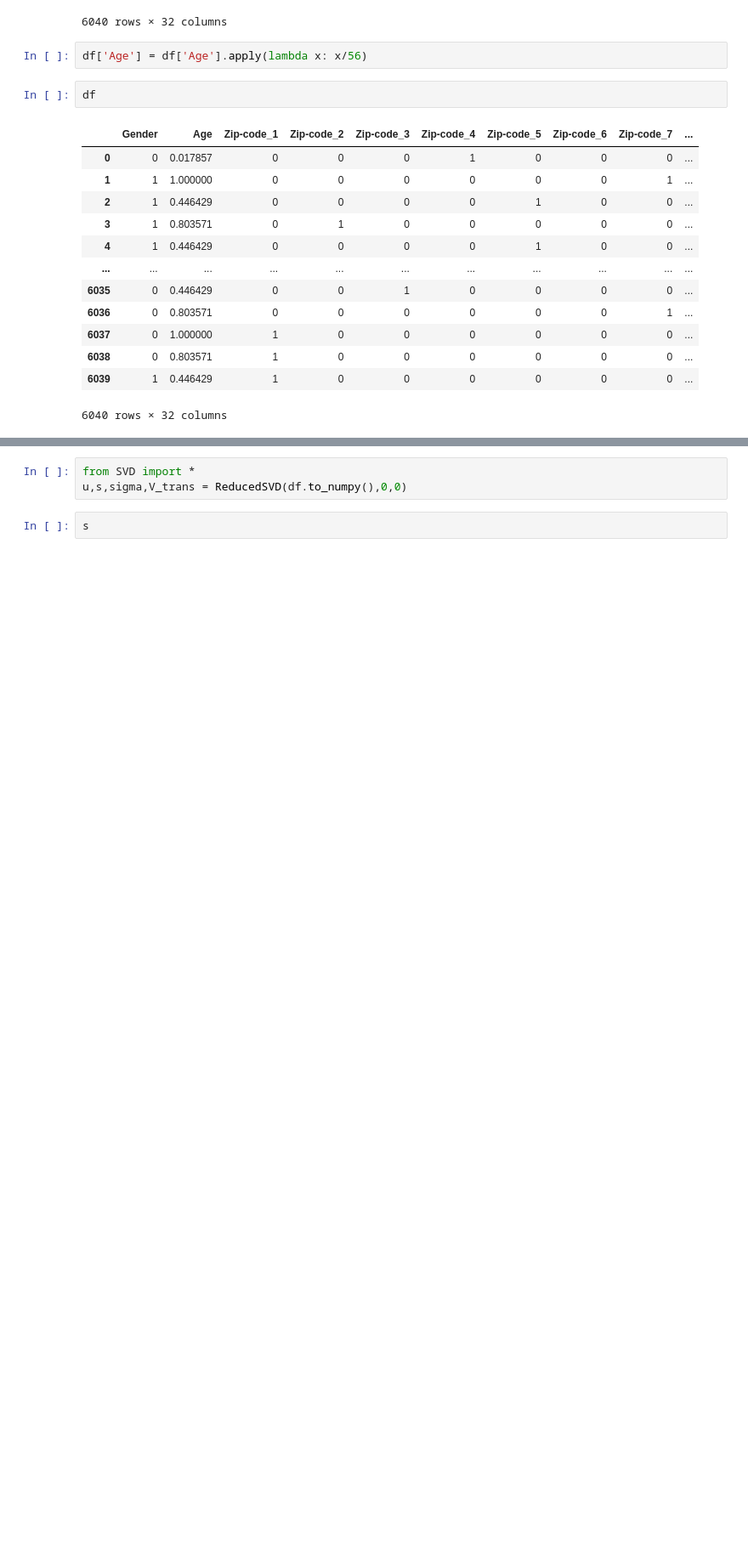
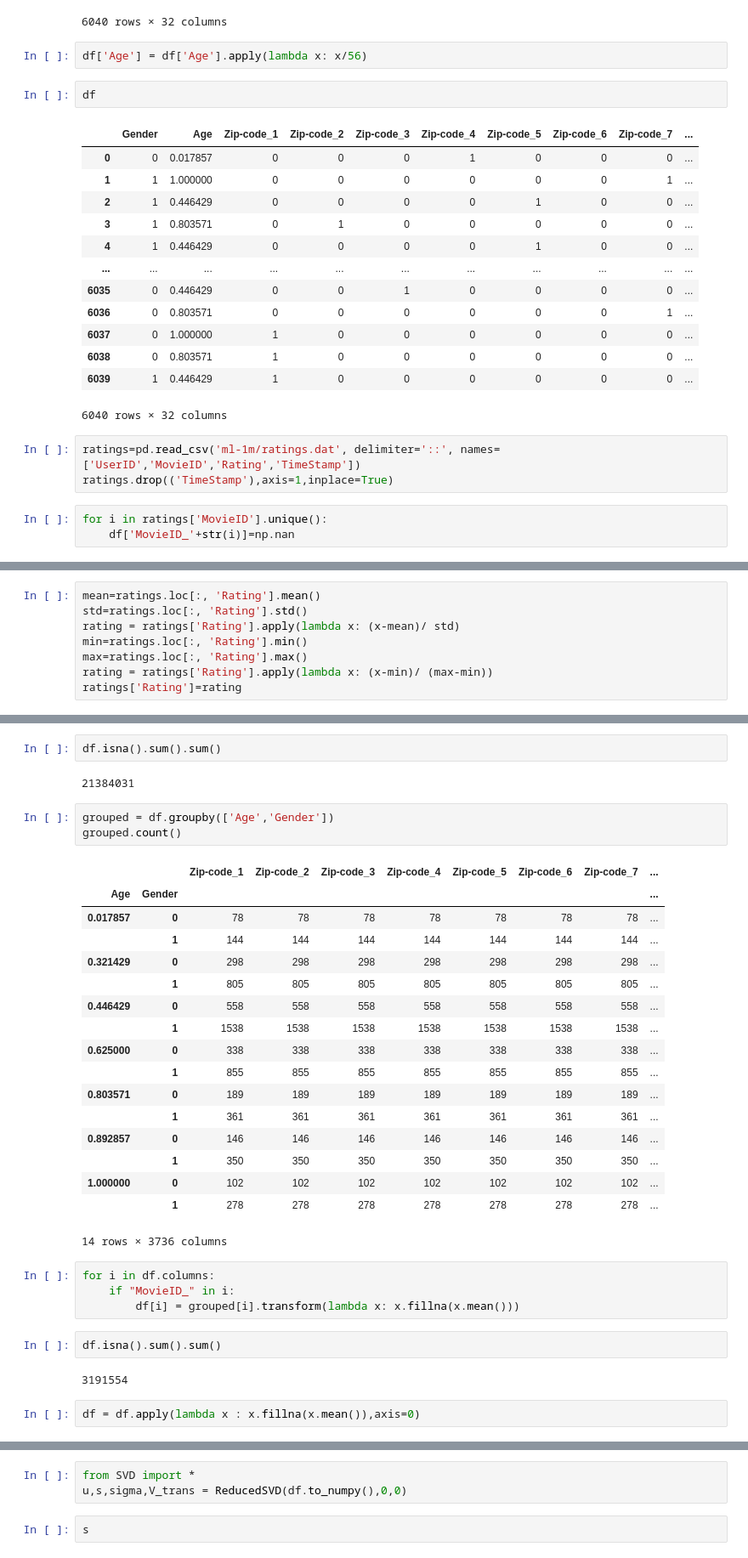
Before and after one commit to NetradeepakC/RecSysProject, a Jupyter notebook: main_SVD_KMeans.ipynb, the cells around one changed output, grey strips where cells are left out. Shown at 85% size. Drawn from its saved outputs; the diff is of its cells as text; blank space fills up the shorter version.

```diff
--- a/main_SVD_KMeans.ipynb
+++ b/main_SVD_KMeans.ipynb
@@ -147,3 +147,9 @@ df
 | 6038 | 0 | 0.803571 | 1 | 0 | 0 | 0 | 0 | 0 | 0 | ... |
 | 6039 | 1 | 0.446429 | 1 | 0 | 0 | 0 | 0 | 0 | 0 | ... |
 6040 rows × 32 columns
+# %%
+ratings=pd.read_csv('ml-1m/ratings.dat', delimiter='::', names=['UserID','MovieID','Rating','TimeStamp'])
+ratings.drop(('TimeStamp'),axis=1,inplace=True)
+# %%
+for i in ratings['MovieID'].unique():
+    df['MovieID_'+str(i)]=np.nan
@@ -149,0 +184,8 @@ df
+# %%
+mean=ratings.loc[:, 'Rating'].mean()
+std=ratings.loc[:, 'Rating'].std()
+rating = ratings['Rating'].apply(lambda x: (x-mean)/ std)
+min=ratings.loc[:, 'Rating'].min()
+max=ratings.loc[:, 'Rating'].max()
+rating = ratings['Rating'].apply(lambda x: (x-min)/ (max-min))
+ratings['Rating']=rating
@@ -149,0 +244,35 @@ df
+# %%
+df.isna().sum().sum()
+# %% [output]
+21384031
+# %%
+grouped = df.groupby(['Age','Gender'])
+grouped.count()
+# %% [output]
+|  |  | Zip-code_1 | Zip-code_2 | Zip-code_3 | Zip-code_4 | Zip-code_5 | Zip-code_6 | Zip-code_7 | ... |
+| Age | Gender |  |  |  |  |  |  |  | ... |
+| 0.017857 | 0 | 78 | 78 | 78 | 78 | 78 | 78 | 78 | ... |
+|  | 1 | 144 | 144 | 144 | 144 | 144 | 144 | 144 | ... |
+| 0.321429 | 0 | 298 | 298 | 298 | 298 | 298 | 298 | 298 | ... |
+|  | 1 | 805 | 805 | 805 | 805 | 805 | 805 | 805 | ... |
+| 0.446429 | 0 | 558 | 558 | 558 | 558 | 558 | 558 | 558 | ... |
+|  | 1 | 1538 | 1538 | 1538 | 1538 | 1538 | 1538 | 1538 | ... |
+| 0.625000 | 0 | 338 | 338 | 338 | 338 | 338 | 338 | 338 | ... |
+|  | 1 | 855 | 855 | 855 | 855 | 855 | 855 | 855 | ... |
+| 0.803571 | 0 | 189 | 189 | 189 | 189 | 189 | 189 | 189 | ... |
+|  | 1 | 361 | 361 | 361 | 361 | 361 | 361 | 361 | ... |
+| 0.892857 | 0 | 146 | 146 | 146 | 146 | 146 | 146 | 146 | ... |
+|  | 1 | 350 | 350 | 350 | 350 | 350 | 350 | 350 | ... |
+| 1.000000 | 0 | 102 | 102 | 102 | 102 | 102 | 102 | 102 | ... |
+|  | 1 | 278 | 278 | 278 | 278 | 278 | 278 | 278 | ... |
+14 rows × 3736 columns
+# %%
+for i in df.columns:
+    if "MovieID_" in i:
+        df[i] = grouped[i].transform(lambda x: x.fillna(x.mean()))
+# %%
+df.isna().sum().sum()
+# %% [output]
+3191554
+# %%
+df = df.apply(lambda x : x.fillna(x.mean()),axis=0)
```
Also changed, not shown: parts of 19 cells of this notebook, 2 other files.
